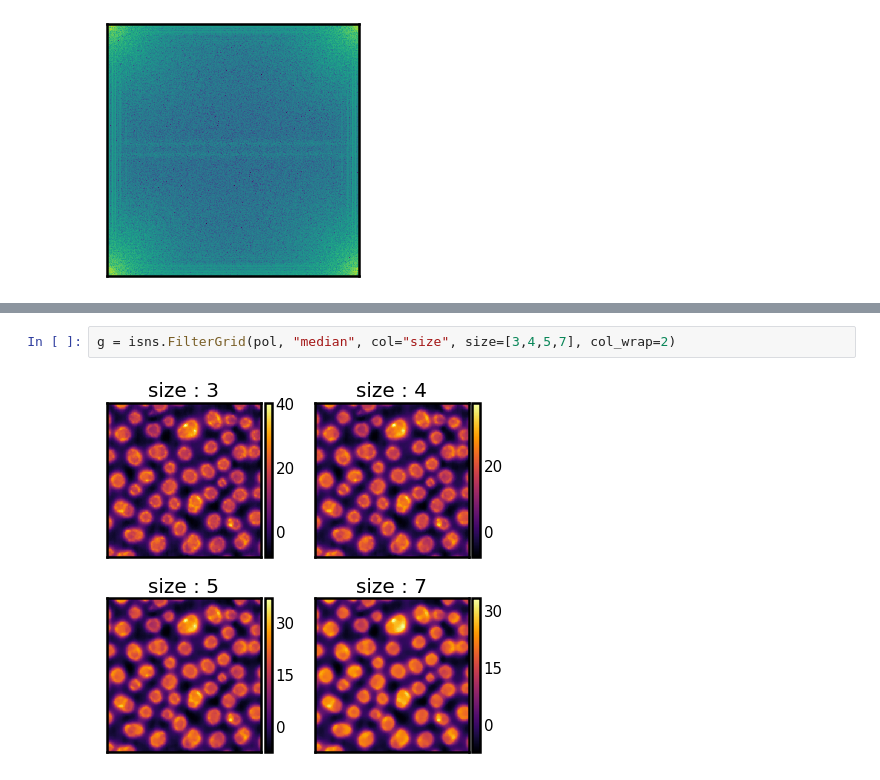
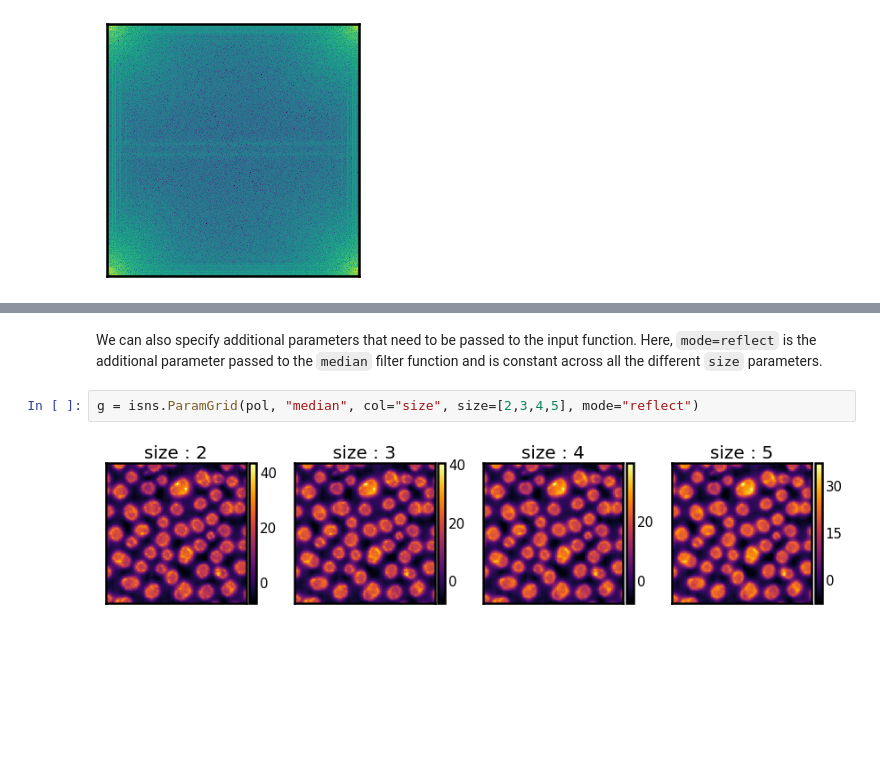
Before and after one commit to SarthakJariwala/seaborn-image, a Jupyter notebook: docs/Tutorial/Image Filters.ipynb, the cells around one changed output, grey strips where cells are left out. Drawn from its saved outputs; the diff is of its cells as text; blank space fills up the shorter version.

```diff
--- a/docs/Tutorial/Image Filters.ipynb
+++ b/docs/Tutorial/Image Filters.ipynb
@@ -52,4 +83,6 @@ g = isns.FilterGrid(pol, "median", col="size", size=[3,4,5,7])
+# %% [markdown]
+We can also specify additional parameters that need to be passed to the input function. Here, `mode=reflect` is the additional parameter passed to the `median` filter function and is constant across all the different `size` parameters.
 # %%
-g = isns.FilterGrid(pol, "median", col="size", size=[3,4,5,7], col_wrap=2)
+g = isns.ParamGrid(pol, "median", col="size", size=[2,3,4,5], mode="reflect")
 # %% [output]
-[figure, old version]
+[figure, new version]
```
Also changed, not shown: parts of 11 cells of this notebook, 1 other file.
